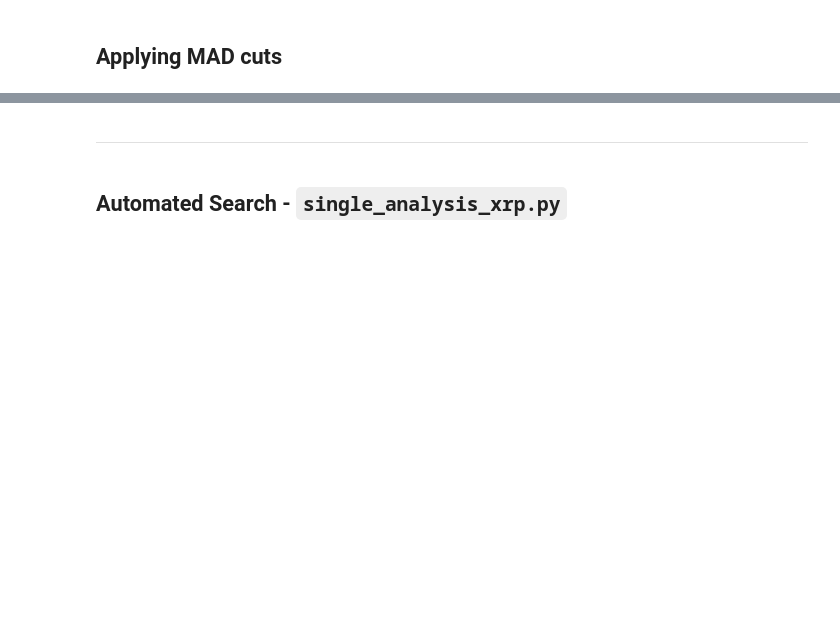
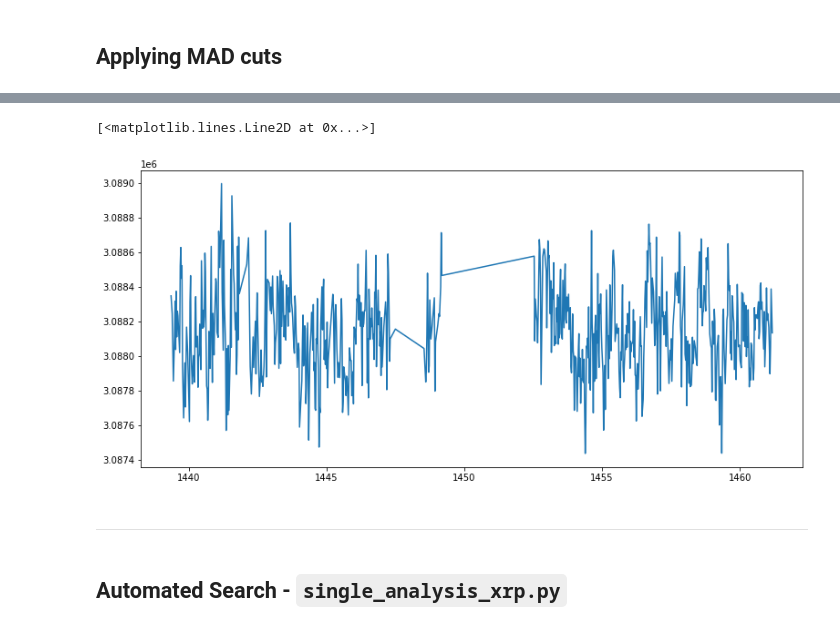
Before and after one commit to azibn/automated_exocomet_hunt, a Jupyter notebook: Notebooks/Eleanor_Test.ipynb, the cells around one changed output, grey strips where cells are left out. Saved outputs shown, nothing was run; the diff lists cells and outputs as text; code cells hidden in the pictures; blank space fills up the shorter version.

```diff
--- a/Notebooks/Eleanor_Test.ipynb
+++ b/Notebooks/Eleanor_Test.ipynb
@@ -157,3 +167,14 @@ mad_cut_df
+# %%
+cut_time = df.time[(df.quality==0) & mask & mad_cut2]
+cut_flux = df.corr_flux[(df.quality==0) & mask & mad_cut2]
+cut_quality = df.quality[(df.quality==0) & mask & mad_cut2]
+
+mad_cut_df = pd.concat([cut_time,cut_flux,cut_quality],axis=1)
+plt.figure(figsize=(13,6))
+plt.plot(mad_cut_df.time,mad_cut_df.corr_flux)
+# %% [output]
+[<matplotlib.lines.Line2D at 0x...>]
+[figure, added]
 # %% [markdown]
 ---
 # %% [markdown]
```
Also changed, not shown: parts of 25 cells of this notebook, 7 other files.
